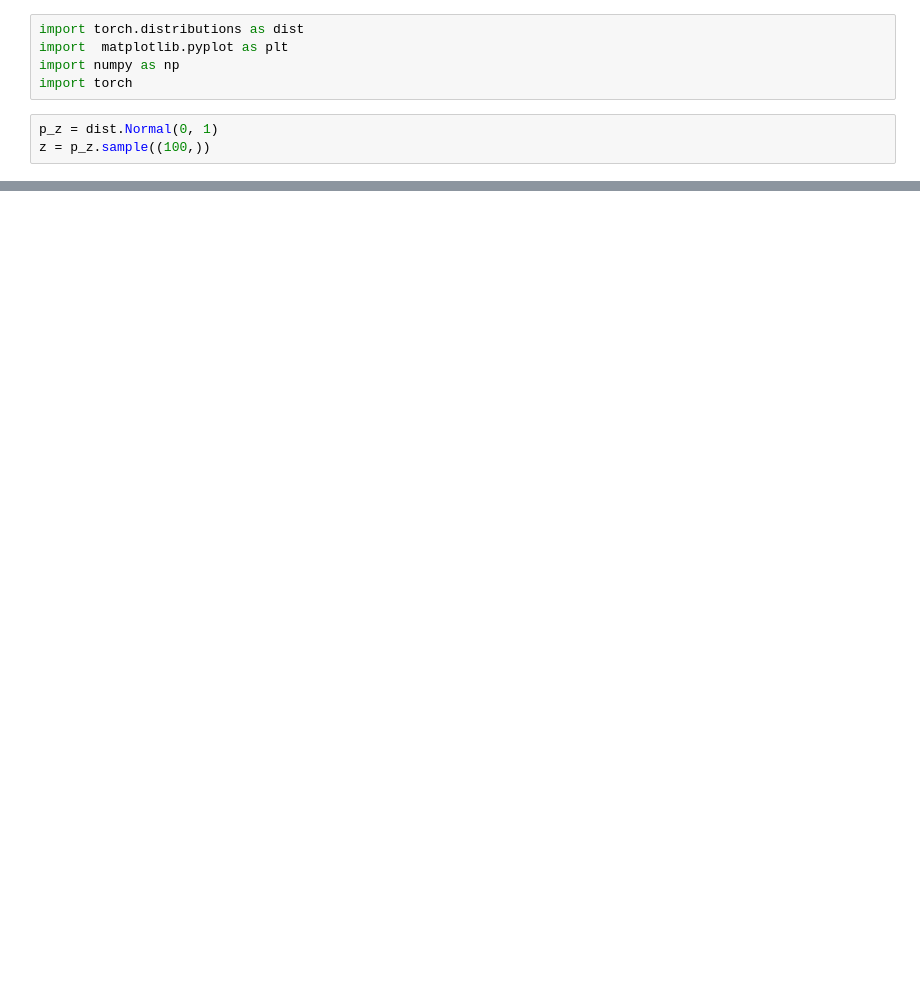
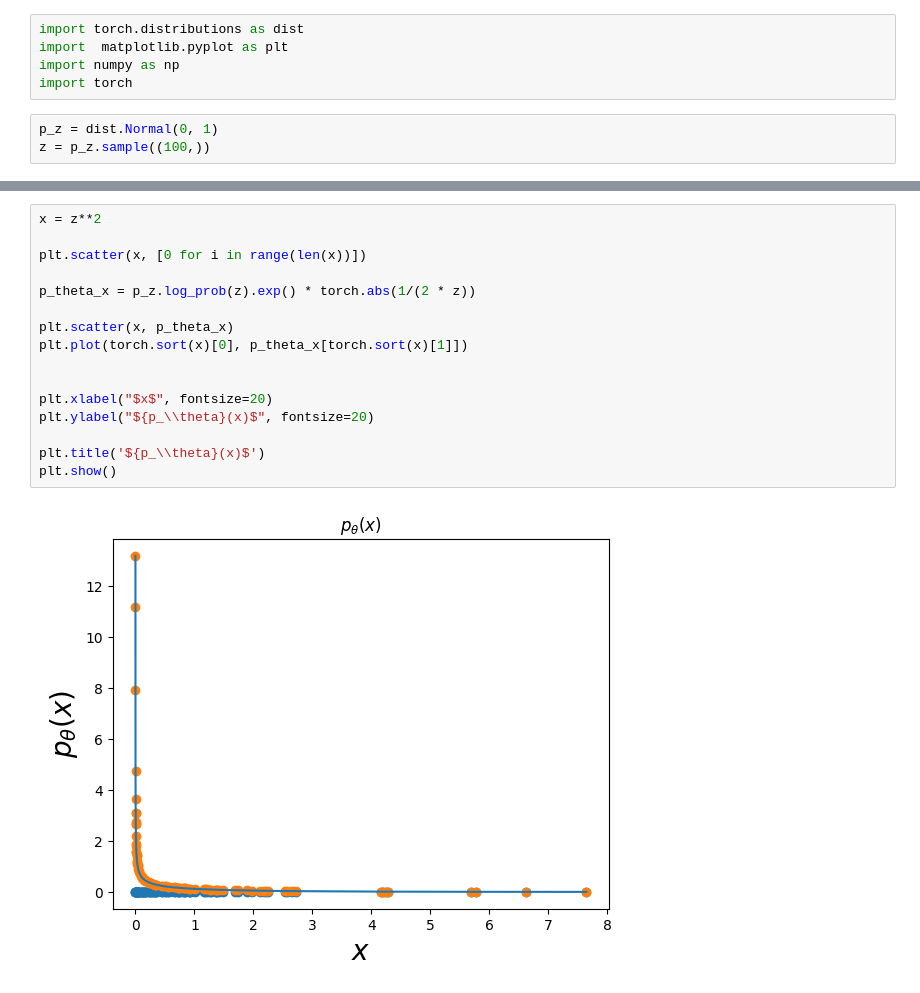
Before and after one commit to tayfununal/PyTorch, a Jupyter notebook: 1d_nf_work.ipynb, the cells around one changed output, grey strips where cells are left out. Drawn from its saved outputs; the diff is of its cells as text; blank space fills up the shorter version.

```diff
--- a/1d_nf_work.ipynb
+++ b/1d_nf_work.ipynb
@@ -92,0 +68,18 @@ plt.show()
+# %%
+x = z**2
+
+plt.scatter(x, [0 for i in range(len(x))])
+
+p_theta_x = p_z.log_prob(z).exp() * torch.abs(1/(2 * z))
+
+plt.scatter(x, p_theta_x)
+plt.plot(torch.sort(x)[0], p_theta_x[torch.sort(x)[1]])
+
+
+plt.xlabel("$x$", fontsize=20)
+plt.ylabel("${p_\\theta}(x)$", fontsize=20)
+
+plt.title('${p_\\theta}(x)$')
+plt.show()
+# %% [output]
+[figure, added]
```
Also changed, not shown: parts of 7 cells of this notebook.
